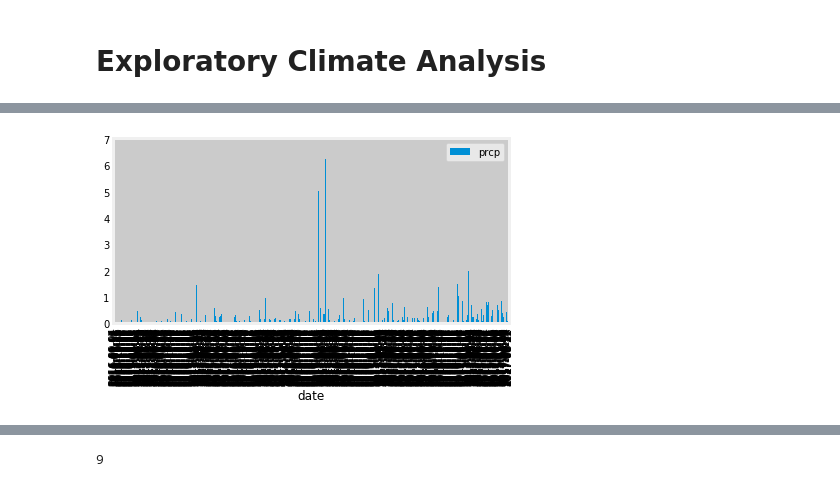
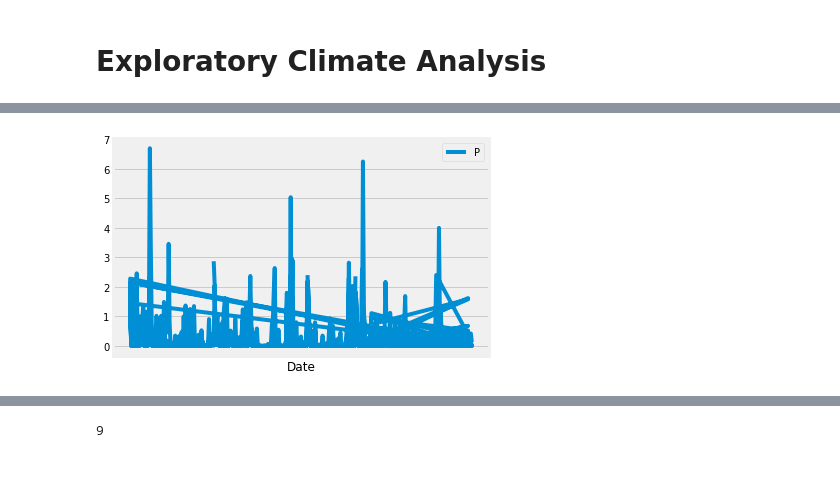
Before and after one commit to Salazarda/Data_storage_hw, a Jupyter notebook: climate_starter_hw.ipynb, the cells around one changed output, grey strips where cells are left out. Cells and saved outputs as stored; diff of their text form; code cells hidden in the pictures.

```diff
--- a/climate_starter_hw.ipynb
+++ b/climate_starter_hw.ipynb
@@ -40,9 +102,9 @@ session = Session(engine)
 # %%
 # Design a query to retrieve the last 12 months of precipitation data and plot the results
-#inspector = inspect(engine)
-#columns = inspector.get_columns('Measurement')
-#for c in columns:
-    #print(c['name'], c["type"])
+# inspector = inspect(engine)
+# columns = inspector.get_columns('measurement')
+# for c in columns:
+#     print(c['name'], c["type"])
 
 #inspector = inspect(engine)
 #columns = inspector.get_columns('Station')
@@ -51,18 +113,25 @@ session = Session(engine)
 
 
 #sel = [Measurement.date]
-#last_dates = session.query(*sel).\
-   # filter(func.strftime("%m", Measurement.date) == "08").\
-    #group_by(Measurement.date).\
-    #order_by(Measurement.date).all()
-#last_dates
-#2017-08-23
-# Calculate the date 1 year ago from the last data point in the database
-date = dt.datetime(2016, 8, 31)
-#date2 = dt.datetime(2017, 8, 23)
+# last_dates = session.query(Measurement.date).order_by(Measurement.date.desc()).first()
+# last_dates
 
-#results = session.query(Measurement.date).\
-    #filter(Measurement.date >= date).all()
+# # filter(func.strftime("%m", Measurement.date) == "08").\
+#     #group_by(Measurement.date).\
+#     #order_by(Measurement.date).all()
+# #last_dates
+# #2017-08-23
+# # Calculate the date 1 year ago from the last data point in the database
+# last_year_date = dt.datetime(2017, 8, 23) - dt.timedelta(days=365)
+# last_year_date
+# #date2 = dt.datetime(2017, 8, 23)
+
+# #results = session.query(Measurement.date).\
+#     #filter(Measurement.date >= date).all()
+
+# prcp_year = session.query(Measurement.date, Measurement.prcp).\
+#     filter(Measurement.date >= year_ago).all()
+# prcp_year
 #ptps = list(np.ravel(results))
 #ptps = [result[0] for result in results]
 #ptps
@@ -83,45 +152,50 @@ date = dt.datetime(2016, 8, 31)
 #prec = session.query(Measurement.prcp)
 #for prcp in prec:
     #print(prcp)
 
 
-# All dates and precipitation
-all_year=session.query(Measurement.date, Measurement.prcp).\
-    filter(Measurement.date).\
-    filter(Measurement.prcp).all()
+# # All dates and precipitation
+# all_year=session.query(Measurement.date, Measurement.prcp).\
+#     filter(Measurement.date).\
+#     filter(Measurement.prcp).all()
 
-# only 1 year of data dates and precipitation
-data_precp = session.query(Measurement.date, Measurement.prcp).\
-    filter(Measurement.date > date).\
-    filter(Measurement.prcp).all()
+# # only 1 year of data dates and precipitation
+# data_precp = session.query(Measurement.date, Measurement.prcp).\
+#     filter(Measurement.date > date).\
+#     filter(Measurement.prcp).all()
 # Save the query results as a Pandas DataFrame and set the index to the date column
 
 
 
 
-df = pd.DataFrame(data_precp, columns=['date', 'prcp'])
+df = pd.DataFrame(prcp_year)
 df.set_index('date', inplace=True)
 df.sort_values(by='date')
-df.plot.bar()
-plt.tight_layout()
+# df.plot.bar()
+plt.plot(df)
+# plt.grid(1)
+plt.legend("PRCP")
+plt.xlabel("Date")
+plt.xticks([])
+# plt.tight_layout()
 plt.show()
 # Sort the dataframe by date
 
 # Use Pandas Plotting with Matplotlib to plot the data
 #Measurement = id INTEGER
 #station TEXT
 #date TEXT
 #prcp FLOAT
 #tobs FLOAT
 
 #station =  id INTEGER
 #station TEXT
 #name TEXT
 #latitude FLOAT
 #longitude FLOAT
 #elevation FLOAT
 # %% [output]
-[figure, old version]
+[figure, new version]
 # %% [markdown]
 ![precipitation](Images/precipitation.png)
 # %%
```
Also changed, not shown: parts of 20 cells of this notebook.
